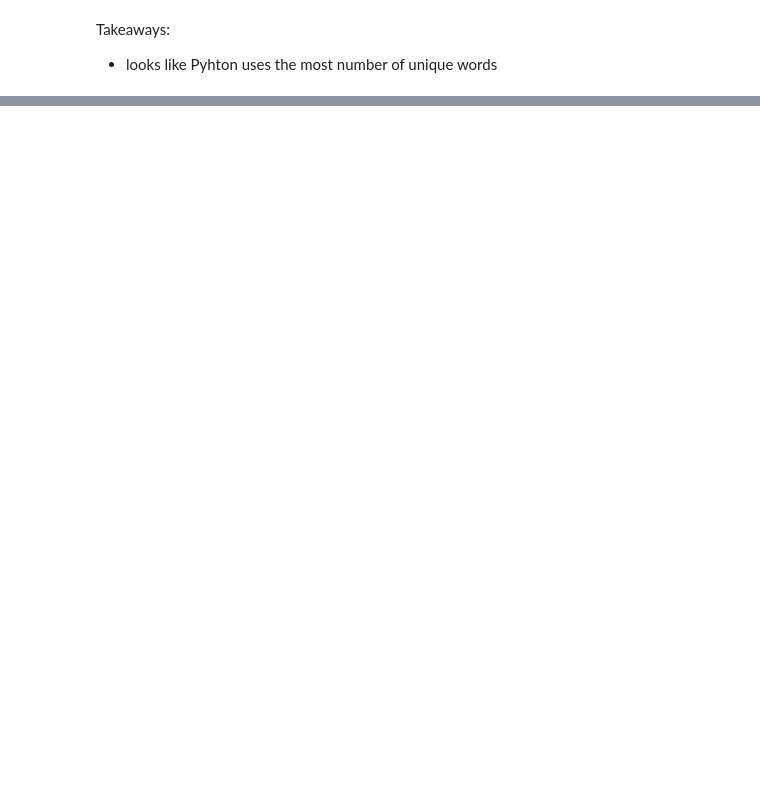
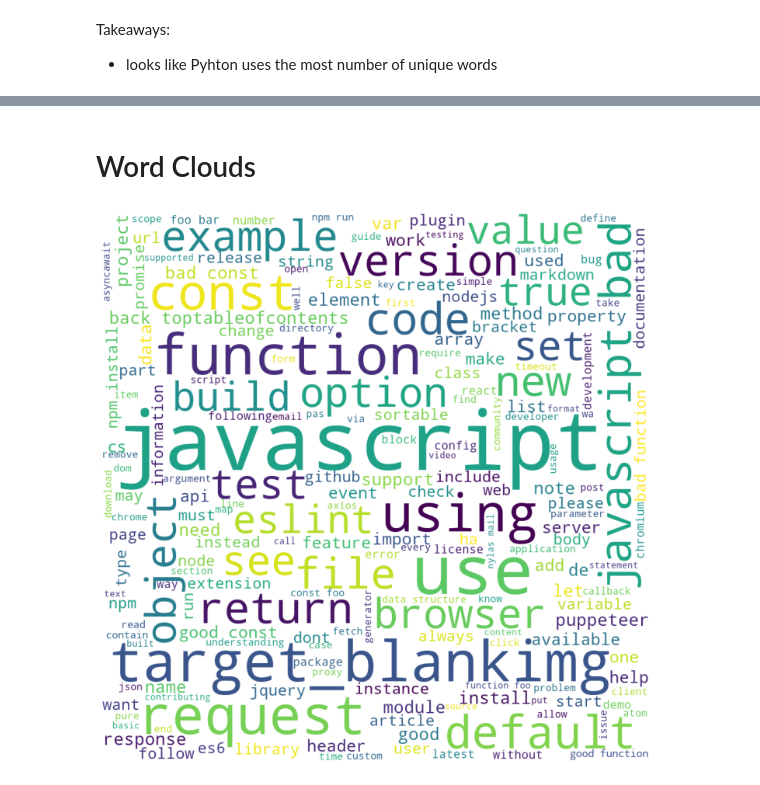
Before and after one commit to nlp-github-project/nlp-github-project, a Jupyter notebook: yvonne_notes.ipynb, the cells around one changed output, grey strips where cells are left out. Cells and saved outputs as stored; diff of their text form; code cells hidden in the pictures; blank space fills up the shorter version.

```diff
--- a/yvonne_notes.ipynb
+++ b/yvonne_notes.ipynb
@@ -310,0 +454,14 @@ Takeaways:
+# %%
+def word_freq(dfx, language="is_top_language", cleaned="clean_lemmatized"):
+    # create list of words by language
+
+    js_words = ' '.join(dfx[dfx[language] == 'JavaScript'][cleaned]).split()
+    p_words = ' '.join(dfx[dfx[language] == 'Python'][cleaned]).split()
+    j_words = ' '.join(dfx[dfx[language] == 'Java'][cleaned]).split()
+    cpp_words = ' '.join(dfx[dfx[language] == 'C++'][cleaned]).split()
+    other_words = ' '.join(dfx[dfx[language] == 'other'][cleaned]).split()
+    all_words = ' '.join(dfx[cleaned]).split()
+
+    return js_words, p_words, j_words, cpp_words, other_words, all_words
+# %%
+js_words, p_words, j_words, cpp_words, other_words, all_words = word_freq(df, language="is_top_language", cleaned="clean_lemmatized")
@@ -310,0 +574,14 @@ Takeaways:
+# %% [markdown]
+# Word Clouds
+# %%
+def word_cloud(text):
+    plt.figure(figsize=(13, 13))
+
+    cloud = WordCloud(background_color='white', height=1000, width=1000).generate(' '.join(text))
+
+    plt.imshow(cloud)
+    plt.axis('off')
+# %%
+word_cloud(js_words)
+# %% [output]
+[figure, added]
```
Also changed, not shown: parts of 24 cells of this notebook.
